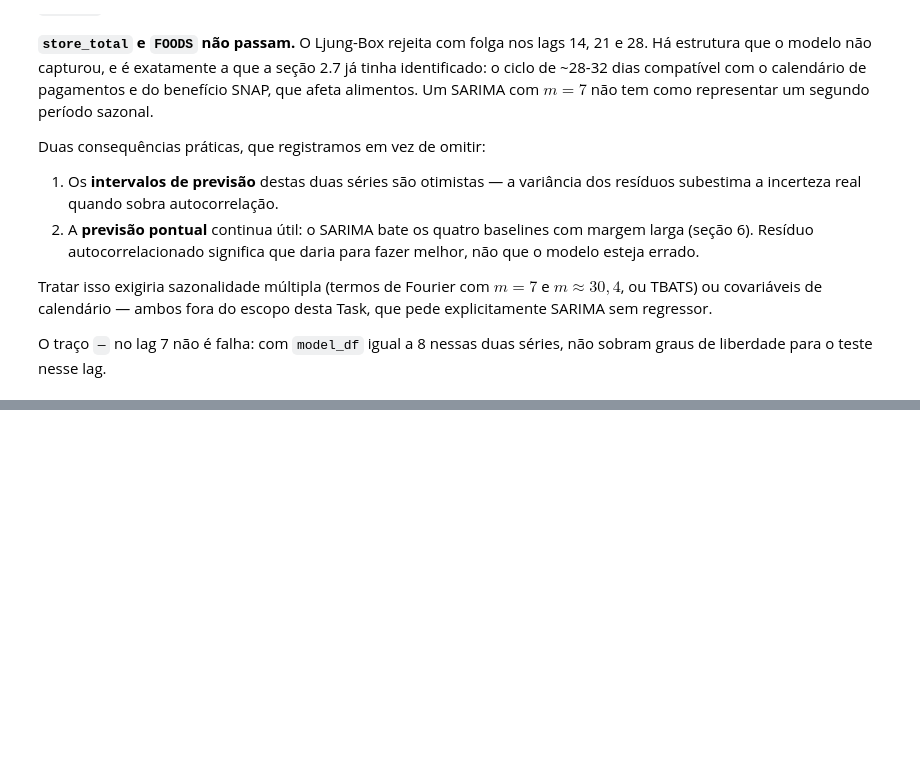
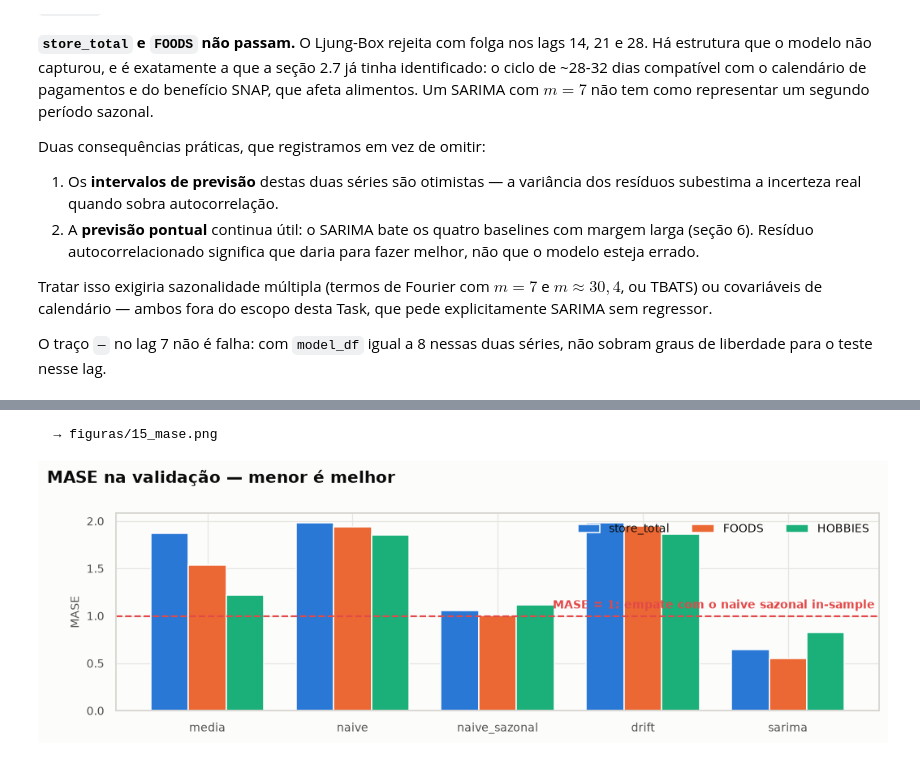
Before and after one commit to Os-Estudiosos/time-series-2026-2, a Jupyter notebook: main.ipynb, the cells around one changed output, grey strips where cells are left out. Cells and saved outputs as stored; diff of their text form; code cells hidden in the pictures; blank space fills up the shorter version.

```diff
--- a/main.ipynb
+++ b/main.ipynb
@@ -1573,0 +1708,24 @@ for i, s in enumerate(SERIES, start=11):
+# %%
+linhas_met = []
+for s in SERIES:
+    y = val[s].to_numpy(dtype=float)
+    for modelo in MODELOS_ENTREGA:
+        yhat = previsoes.loc[
+            (previsoes["series"] == s) & (previsoes["modelo"] == modelo), "yhat"
+        ].to_numpy(dtype=float)
+        e = yhat - y
+        mae = float(np.abs(e).mean())
+        linhas_met.append({
+            "series": s,
+            "modelo": modelo,
+            "mae": mae,
+            "rmse": float(np.sqrt((e**2).mean())),
+            "mase": mae / ESCALA_MASE[s],
+        })
+
+metricas = pd.DataFrame(linhas_met)
+assert len(metricas) == len(SERIES) * len(MODELOS_ENTREGA) == 15
+assert metricas[["mae", "rmse", "mase"]].gt(0).all().all(), "métrica não positiva"
+assert metricas[["mae", "rmse", "mase"]].notna().all().all()
+
+metricas.set_index(["series", "modelo"]).round(3)
@@ -1573,0 +1750,22 @@ for i, s in enumerate(SERIES, start=11):
+# %%
+pivo = metricas.pivot(index="modelo", columns="series", values="mase").loc[list(MODELOS_ENTREGA), list(SERIES)]
+
+fig, ax = plt.subplots(figsize=(9.5, 3.2))
+x = np.arange(len(MODELOS_ENTREGA))
+larg = 0.26
+for i, s in enumerate(SERIES):
+    ax.bar(x + (i - 1) * larg, pivo[s], larg, label=s, color=CORES[s])
+ax.axhline(1.0, color=DESTAQUE, lw=1.4, ls="--")
+ax.annotate("MASE = 1: empate com o naive sazonal in-sample", xy=(len(x) - 0.4, 1.0),
+            xytext=(0, 6), textcoords="offset points", ha="right", fontsize=9,
+            color=DESTAQUE, fontweight="bold")
+ax.set_xticks(x, MODELOS_ENTREGA)
+ax.set_ylabel("MASE")
+ax.set_xlabel("")
+ax.legend(ncol=3, fontsize=9)
+fig.suptitle("MASE na validação — menor é melhor", x=0.0, ha="left", fontsize=13, fontweight="bold")
+salvar(fig, "15_mase.png")
+plt.show()
+# %% [output]
+  → figuras/15_mase.png
+[figure, added]
```
Also changed, not shown: parts of 16 cells of this notebook, 10 other files.
